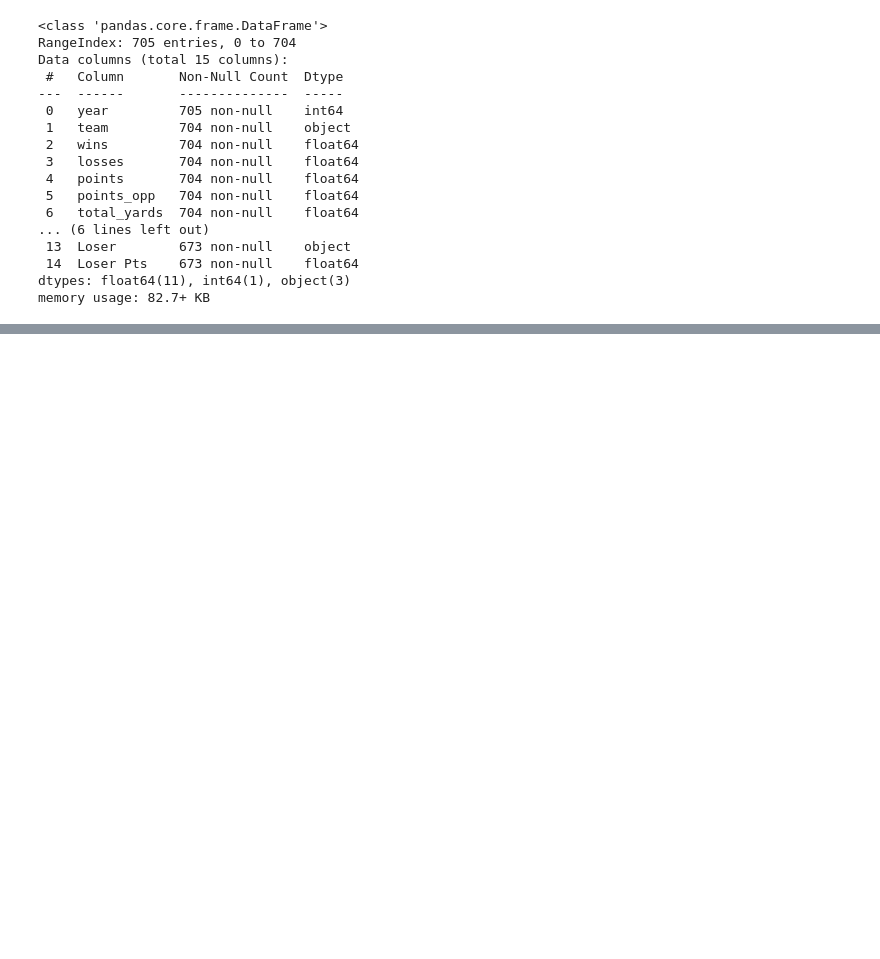
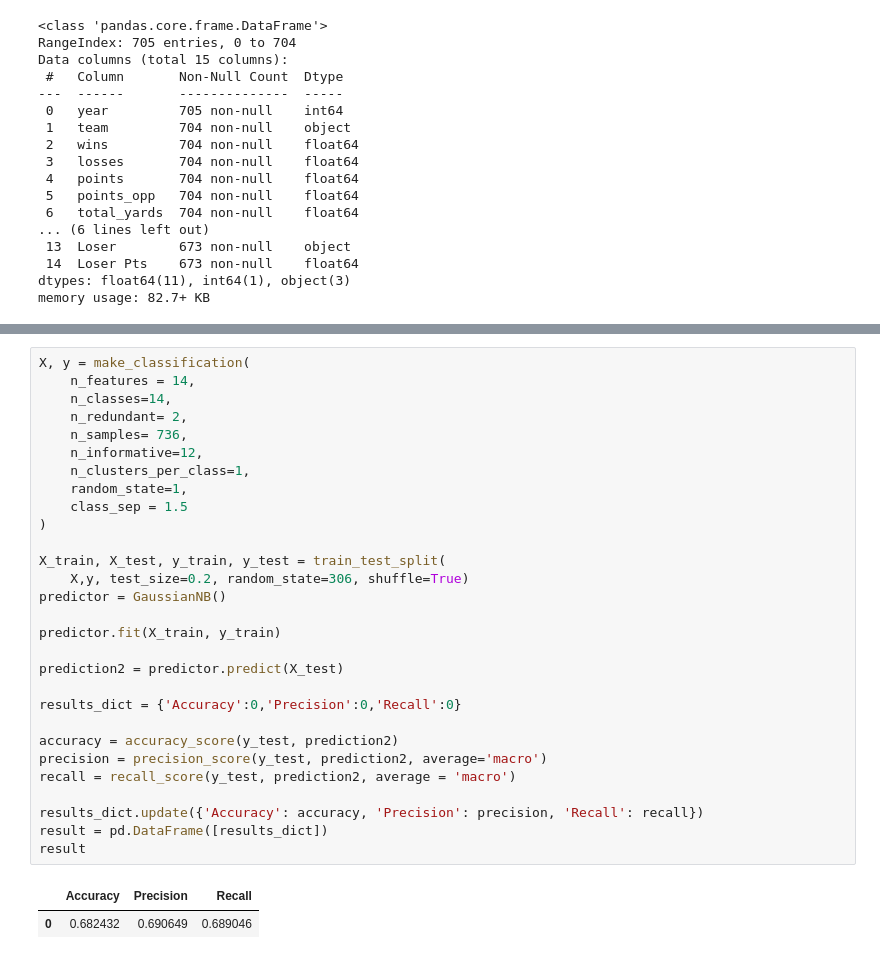
Before and after one commit to tuckerbrown5/AI-Final, a Jupyter notebook: AI_Final_Project.ipynb, the cells around one changed output, grey strips where cells are left out. Cells and saved outputs as stored; diff of their text form; blank space fills up the shorter version.

```diff
--- a/AI_Final_Project.ipynb
+++ b/AI_Final_Project.ipynb
@@ -286,0 +330,32 @@ print("\n" + nfc_display)
+# %%
+X, y = make_classification(
+    n_features = 14,
+    n_classes=14,
+    n_redundant= 2,
+    n_samples= 736,
+    n_informative=12,
+    n_clusters_per_class=1,
+    random_state=1,
+    class_sep = 1.5
+)
+
+X_train, X_test, y_train, y_test = train_test_split(
+    X,y, test_size=0.2, random_state=306, shuffle=True)
+predictor = GaussianNB()
+
+predictor.fit(X_train, y_train)
+
+prediction2 = predictor.predict(X_test)
+
+results_dict = {'Accuracy':0,'Precision':0,'Recall':0}
+
+accuracy = accuracy_score(y_test, prediction2)
+precision = precision_score(y_test, prediction2, average='macro')
+recall = recall_score(y_test, prediction2, average = 'macro')
+
+results_dict.update({'Accuracy': accuracy, 'Precision': precision, 'Recall': recall})
+result = pd.DataFrame([results_dict])
+result
+# %% [output]
+|  | Accuracy | Precision | Recall |
+| 0 | 0.682432 | 0.690649 | 0.689046 |
```
Also changed, not shown: parts of 7 cells of this notebook.
